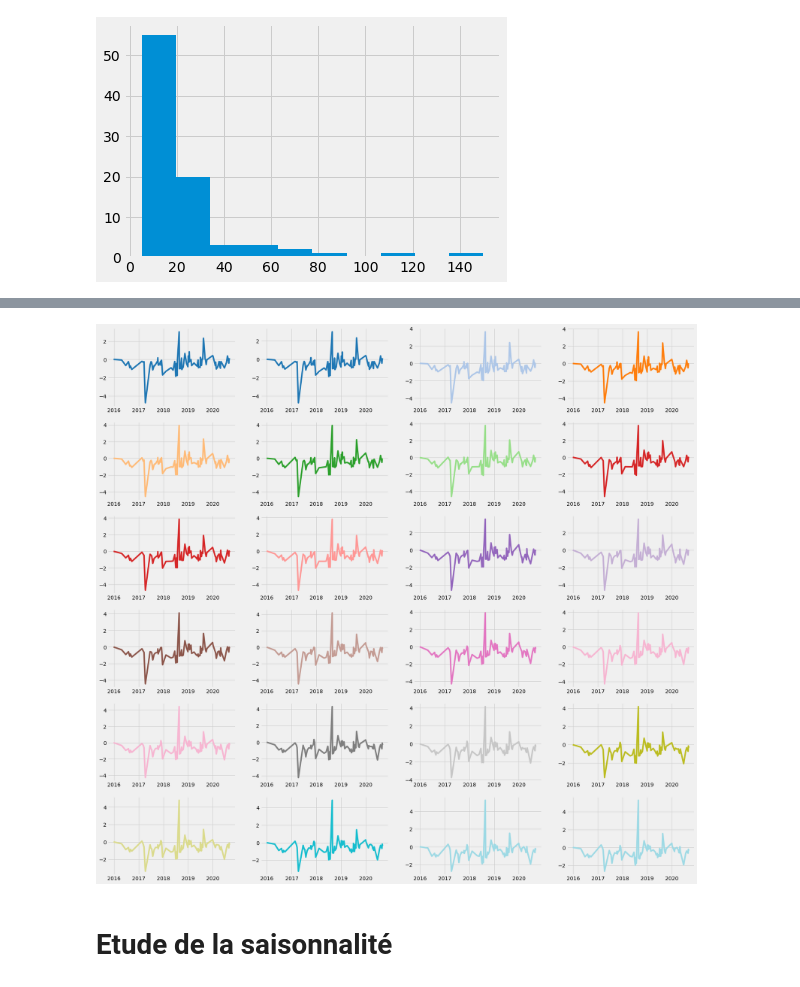
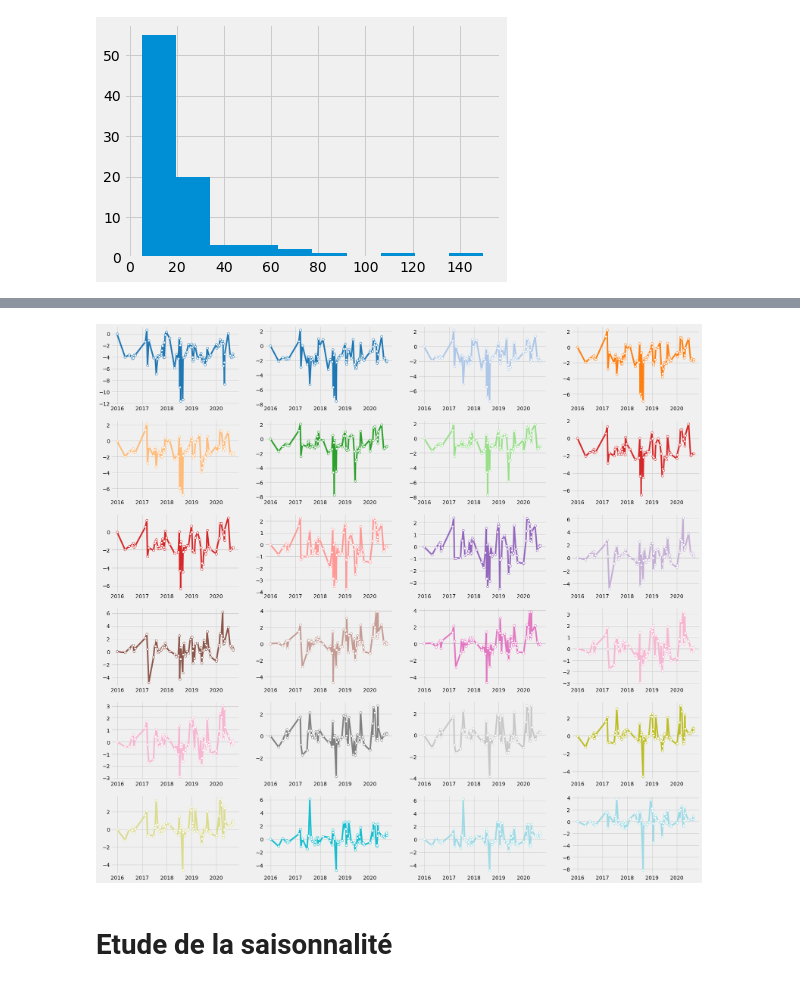
Before and after one commit to EddyVianney/Stage_master2_sdsc_eost, a Jupyter notebook: PMEDV_STAGE_SDSC_EOST.ipynb, the cells around one changed output, grey strips where cells are left out. Saved outputs shown, nothing was run; the diff lists cells and outputs as text; code cells hidden in the pictures.

```diff
--- a/PMEDV_STAGE_SDSC_EOST.ipynb
+++ b/PMEDV_STAGE_SDSC_EOST.ipynb
@@ -72,7 +82,7 @@ with open(DATA_PATH + '/' + 'MM_TIO_EW_31TGK_20151227_to_20200906.csv') as csv_f
     indexes = [d.strip()[0:8] for d in indexes]
     # créer une liste de dataframes, chacun contenant une série temporelle
     for serie in series:
-        tmp_serie = pd.DataFrame({'deplacement': pd.Series(serie, index=pd.DatetimeIndex(indexes))})
+        tmp_serie = pd.DataFrame({'displacement': pd.Series(serie, index=pd.DatetimeIndex(indexes))})
         tmp_serie.sort_index(inplace=True)
         df_series.append(tmp_serie)
     # creer un dataframe pour les autres attributs
@@ -219,14 +269,14 @@ def plot_series(series, num_rows=num_rows, num_cols=num_cols, colormap='tab20'):
     for num_row in range(num_rows):
         for num_col in range(num_cols):
             if num_row*num_cols + num_col < len(series):
-                axs[num_row, num_col].plot(series[num_row*num_cols + num_col],color=colors[num_row*num_cols + num_col])
+                axs[num_row, num_col].plot(series[num_row*num_cols + num_col],color=colors[num_row*num_cols + num_col], marker='o', markerfacecolor='white')
                 #axs[num_row, num_col].set_title('serie: %s'%(self.names[num_row*num_cols + num_col].split('.')[0]))
 
     plt.show()
 # %%
-plot_series(df_series[0:100])
+plot_series(df_series[4000:4040])
 # %% [output]
-[figure, old version]
+[figure, new version]
 # %% [markdown]
 # Etude de la saisonnalité
 # %% [markdown]
```
Also changed, not shown: parts of 25 cells of this notebook, 7 other files.
